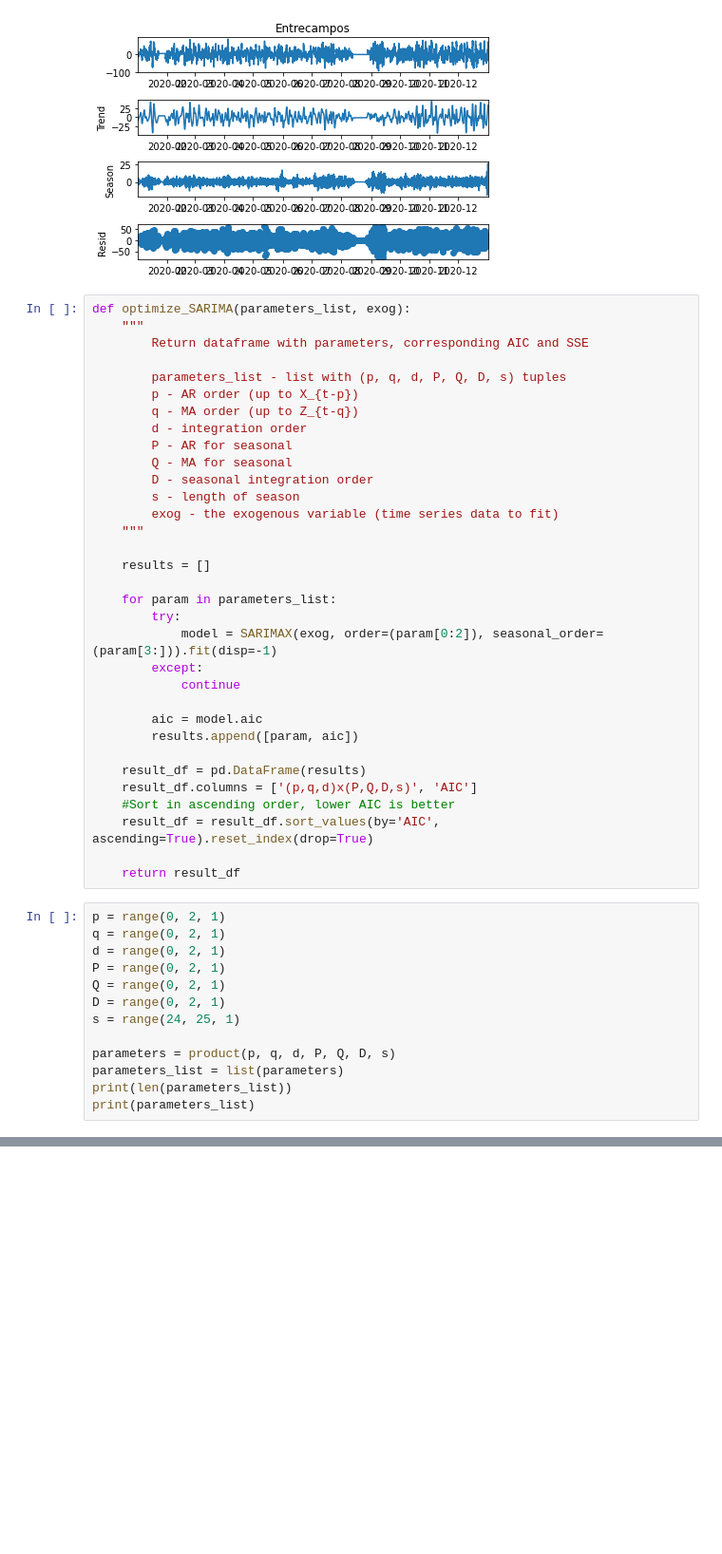
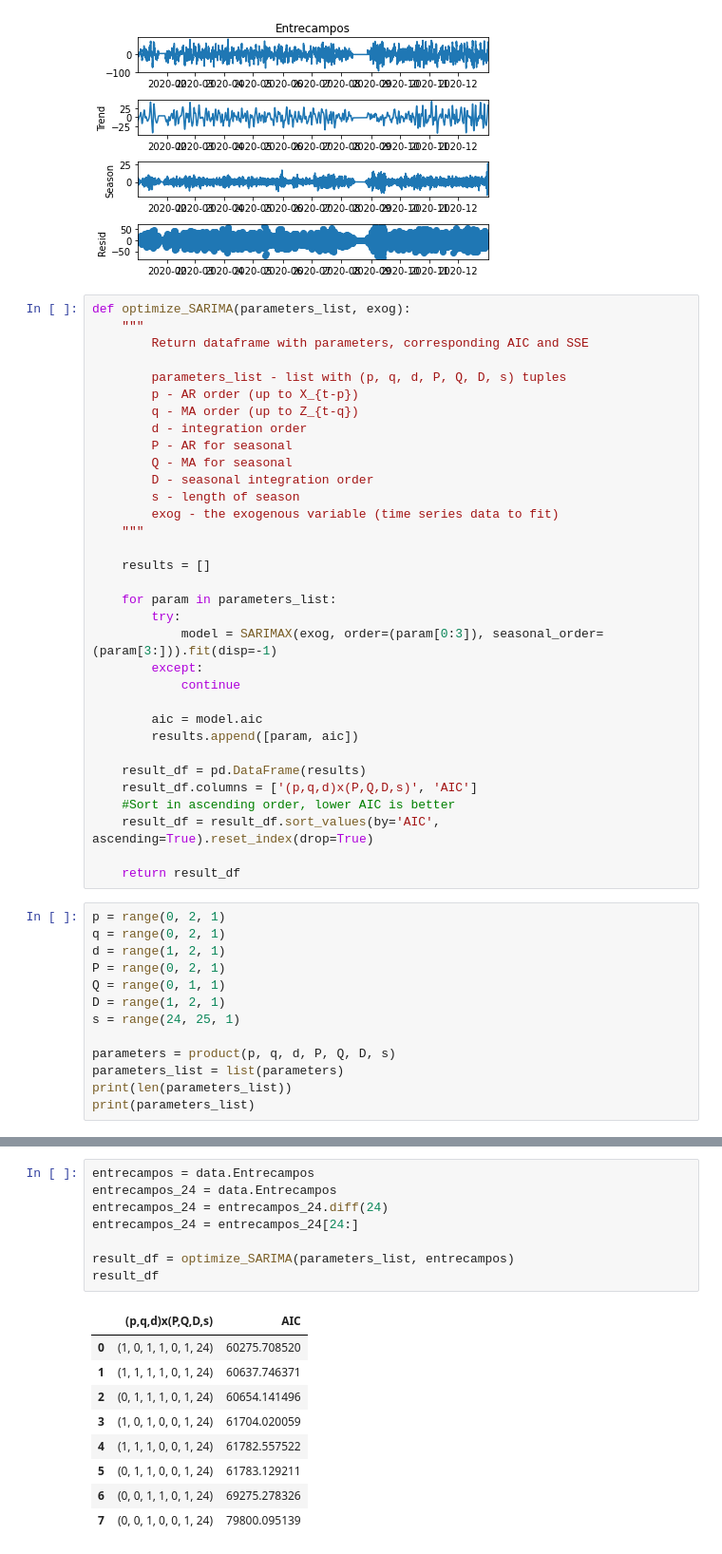
Before and after one commit to marcoHoev/time-series, a Jupyter notebook: project1/entrecampos.ipynb, the cells around one changed output, grey strips where cells are left out. Shown at 95% size. Saved outputs shown, nothing was run; the diff lists cells and outputs as text; blank space fills up the shorter version.

```diff
--- a/project1/entrecampos.ipynb
+++ b/project1/entrecampos.ipynb
@@ -121,7 +124,7 @@ def optimize_SARIMA(parameters_list, exog):
 
     for param in parameters_list:
         try:
-            model = SARIMAX(exog, order=(param[0:2]), seasonal_order=(param[3:])).fit(disp=-1)
+            model = SARIMAX(exog, order=(param[0:3]), seasonal_order=(param[3:])).fit(disp=-1)
         except:
             continue
 
@@ -137,10 +140,10 @@ def optimize_SARIMA(parameters_list, exog):
 # %%
 p = range(0, 2, 1)
 q = range(0, 2, 1)
-d = range(0, 2, 1)
+d = range(1, 2, 1)
 P = range(0, 2, 1)
-Q = range(0, 2, 1)
-D = range(0, 2, 1)
+Q = range(0, 1, 1)
+D = range(1, 2, 1)
 s = range(24, 25, 1)
 
 parameters = product(p, q, d, P, Q, D, s)
@@ -157,0 +156,18 @@ ValueError: Length mismatch: Expected axis has 0 elements, new values have 2 ele
+# %%
+entrecampos = data.Entrecampos
+entrecampos_24 = data.Entrecampos
+entrecampos_24 = entrecampos_24.diff(24)
+entrecampos_24 = entrecampos_24[24:]
+
+result_df = optimize_SARIMA(parameters_list, entrecampos)
+result_df
+# %% [output]
+|  | (p,q,d)x(P,Q,D,s) | AIC |
+| 0 | (1, 0, 1, 1, 0, 1, 24) | 60275.708520 |
+| 1 | (1, 1, 1, 1, 0, 1, 24) | 60637.746371 |
+| 2 | (0, 1, 1, 1, 0, 1, 24) | 60654.141496 |
+| 3 | (1, 0, 1, 0, 0, 1, 24) | 61704.020059 |
+| 4 | (1, 1, 1, 0, 0, 1, 24) | 61782.557522 |
+| 5 | (0, 1, 1, 0, 0, 1, 24) | 61783.129211 |
+| 6 | (0, 0, 1, 1, 0, 1, 24) | 69275.278326 |
+| 7 | (0, 0, 1, 0, 0, 1, 24) | 79800.095139 |
```
Also changed, not shown: parts of 6 cells of this notebook.
